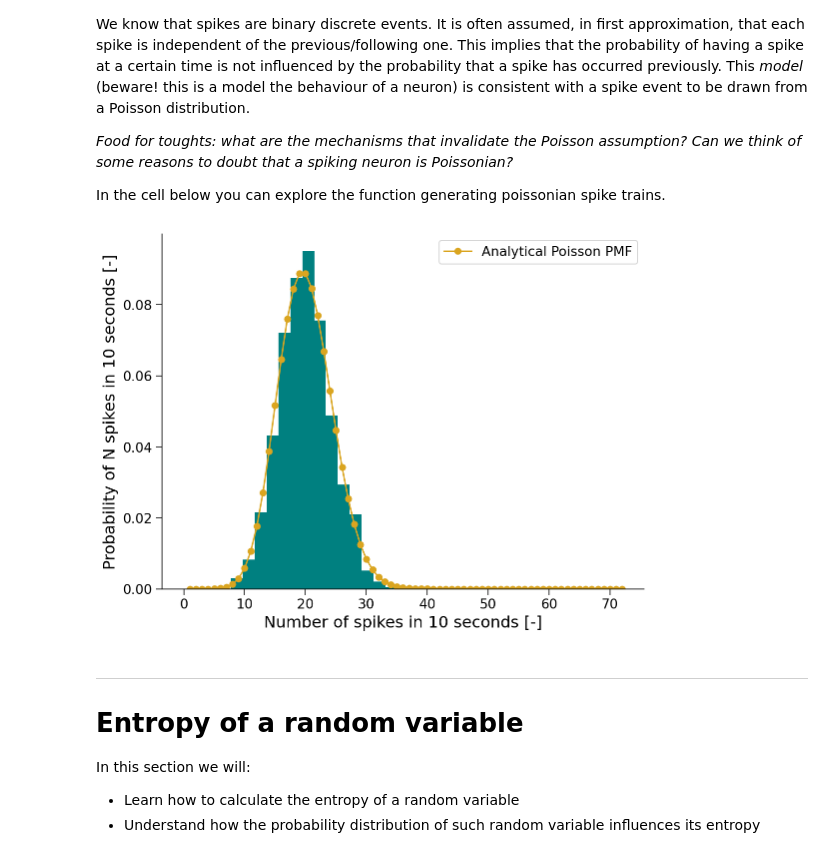
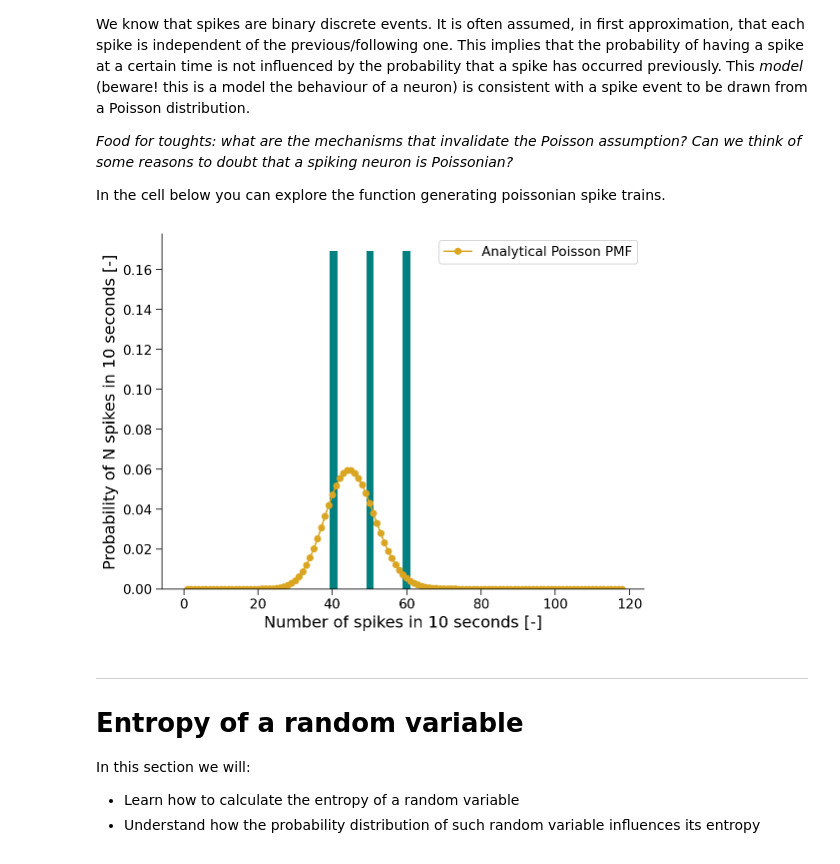
Before and after one commit to rmaffulli/MI_tutorial, a Jupyter notebook: MI_tutorial.ipynb, the cells around one changed output. Drawn from its saved outputs; the diff is of its cells as text; code cells hidden in the pictures.

```diff
--- a/MI_tutorial.ipynb
+++ b/MI_tutorial.ipynb
@@ -51,30 +51,30 @@ def poisson_spike(t,rate):
   return sp
 # %%
 #@title The effect of the number of trials on estimation of probabiltiy mass function { run: "auto" }
-trials = 999 #@param {type:"slider", min:1, max:1000, step:1}
-rate = 2 #@param {type:"slider", min:0.0, max:10, step:0.5}
+trials = 3 #@param {type:"slider", min:1, max:1000, step:1}
+rate = 4.5 #@param {type:"slider", min:0.0, max:10, step:0.5}
 
 spike_cnt = np.zeros((trials,))
 
 t = np.linspace(0,10,1000)
 for tr in range(trials):
   sp = poisson_spike(t,rate)
   spike_cnt[tr-1] = sum(sp)
 
 _ = plt.hist(spike_cnt,
              range=(0, 2*int(spike_cnt.max())),
              bins=int(spike_cnt.max() + 1),
              density=True, histtype='stepfilled',
              color='teal', edgecolor='none')
 x_poisson = np.linspace(1,2*int(spike_cnt.max()),2*int(spike_cnt.max()))
 _ = plt.plot(x_poisson, poisson.pmf(x_poisson, rate*10),
              '-o', label='Analytical Poisson PMF',
             color='goldenrod')
 plt.xlabel('Number of spikes in 10 seconds [-]')
 plt.ylabel('Probability of N spikes in 10 seconds [-]')
 _ = plt.legend()
 # %% [output]
-[figure, old version]
+[figure, new version]
 # %% [markdown]
 ---
 # Entropy of a random variable
```
Also changed, not shown: parts of 3 cells of this notebook.
